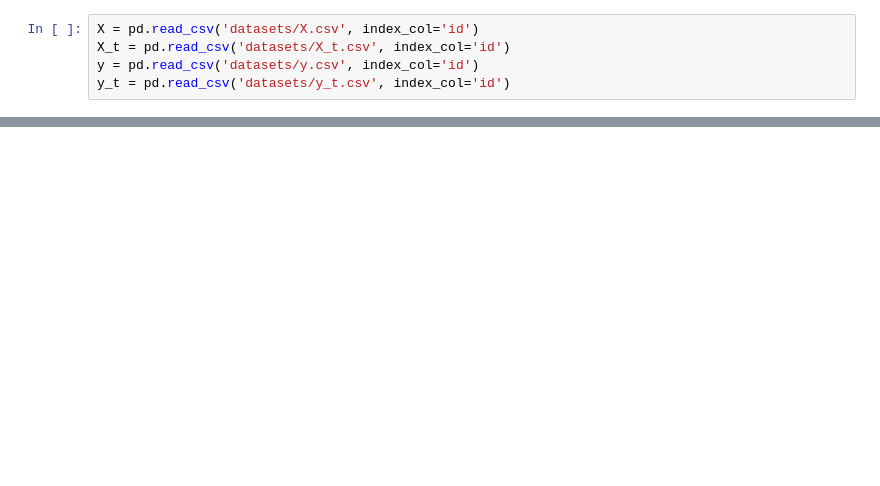
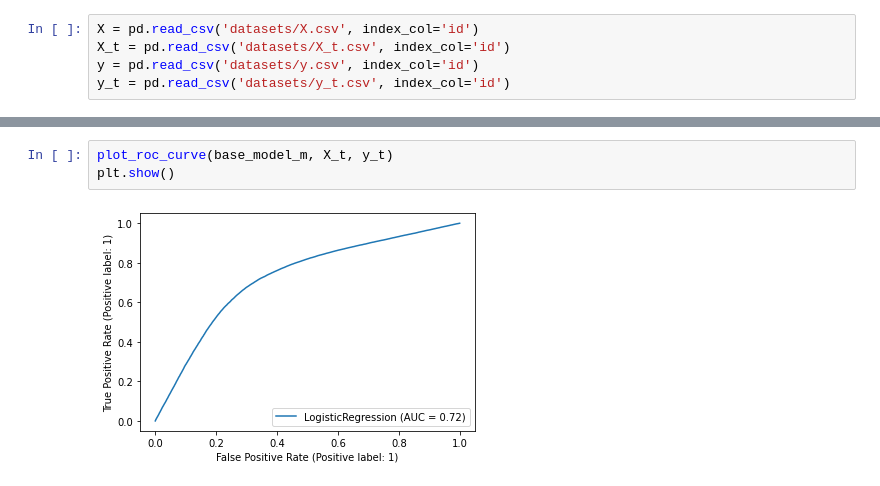
Before and after one commit to threecifanggen/kaggle-practice, a Jupyter notebook: tabular-playground-series-nov-2021/step.2.base_model.ipynb, the cells around one changed output, grey strips where cells are left out. Saved outputs shown, nothing was run; the diff lists cells and outputs as text; blank space fills up the shorter version.

```diff
--- a/tabular-playground-series-nov-2021/step.2.base_model.ipynb
+++ b/tabular-playground-series-nov-2021/step.2.base_model.ipynb
@@ -27,0 +57,5 @@ Fitting 3 folds for each of 12 candidates, totalling 36 fits
+# %%
+plot_roc_curve(base_model_m, X_t, y_t)
+plt.show()
+# %% [output]
+[figure, added]
```
Also changed, not shown: parts of 7 cells of this notebook.
